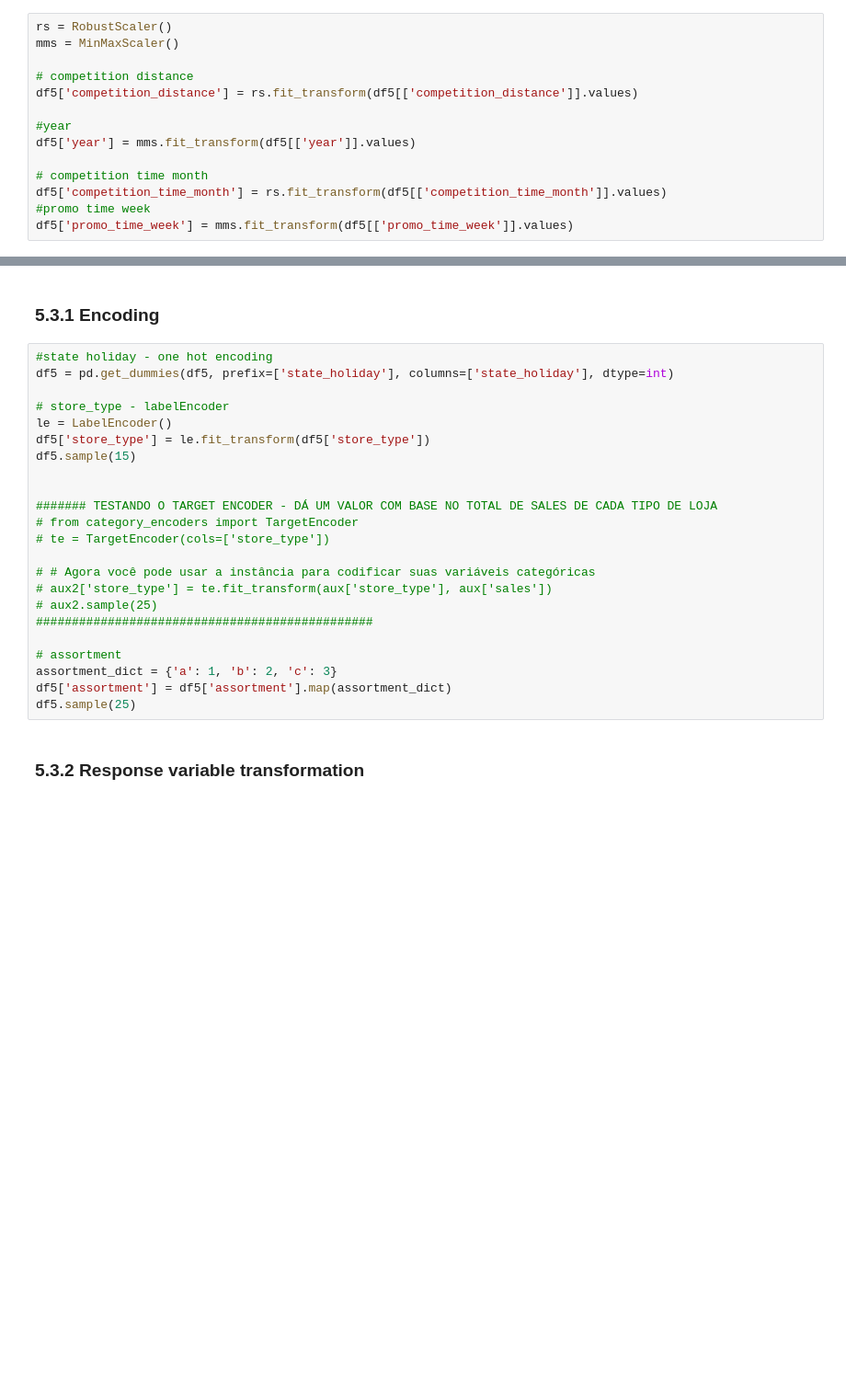
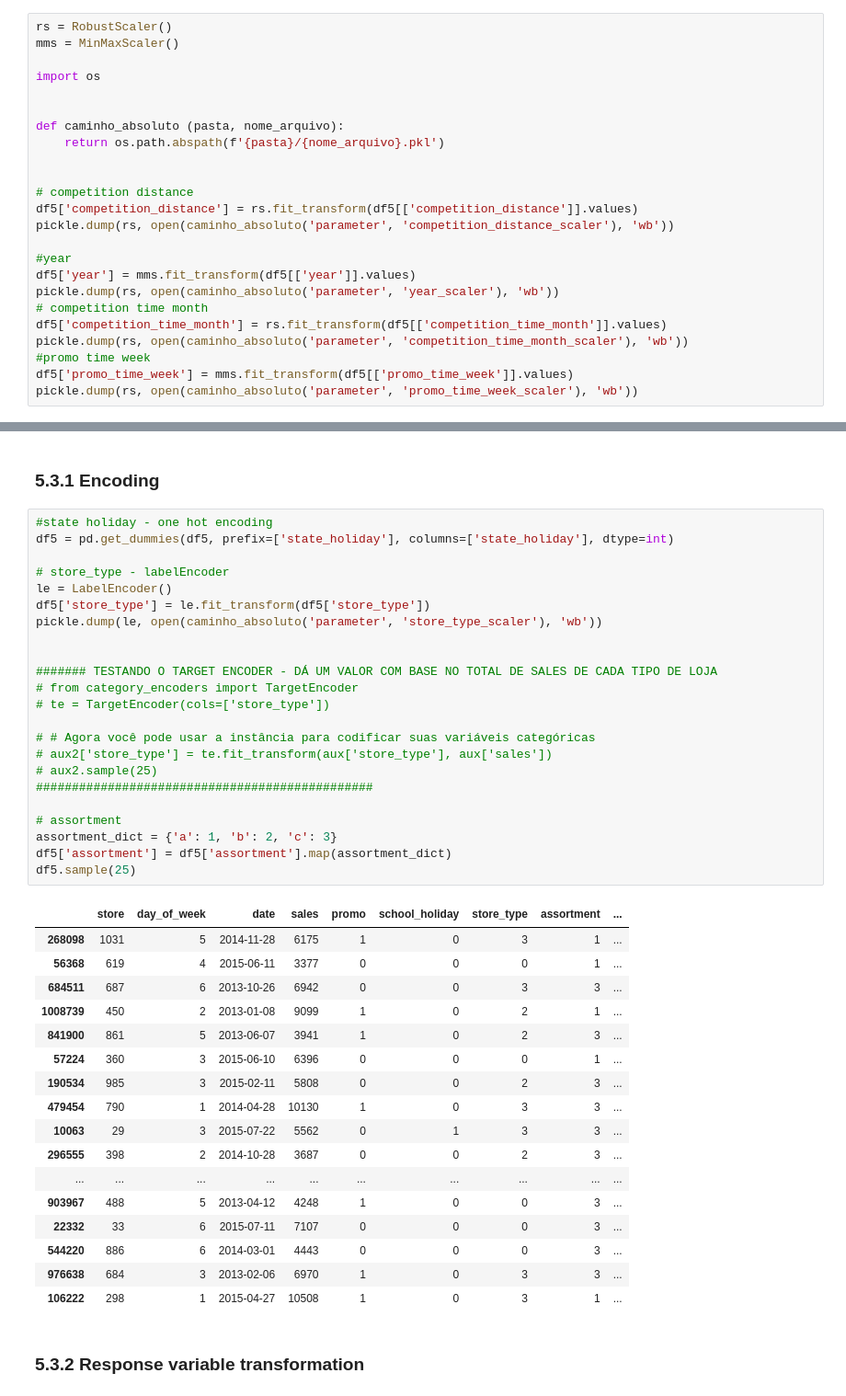
Before and after one commit to julianonicoletti/Ds_em_producao, a Jupyter notebook: ds_producao.ipynb, the cells around one changed output, grey strips where cells are left out. Shown at 92% size. Drawn from its saved outputs; the diff is of its cells as text; blank space fills up the shorter version.

Commit message:
created rossmann class and parameter subfolder

```diff
--- a/ds_producao.ipynb
+++ b/ds_producao.ipynb
@@ -755,16 +758,26 @@ var_numeric.head()
 rs = RobustScaler()
 mms = MinMaxScaler()
 
+import os
+
+
+def caminho_absoluto (pasta, nome_arquivo):
+    return os.path.abspath(f'{pasta}/{nome_arquivo}.pkl')
+
+
 # competition distance
 df5['competition_distance'] = rs.fit_transform(df5[['competition_distance']].values)
+pickle.dump(rs, open(caminho_absoluto('parameter', 'competition_distance_scaler'), 'wb'))
 
 #year
 df5['year'] = mms.fit_transform(df5[['year']].values)
-
+pickle.dump(rs, open(caminho_absoluto('parameter', 'year_scaler'), 'wb'))
 # competition time month
 df5['competition_time_month'] = rs.fit_transform(df5[['competition_time_month']].values)
+pickle.dump(rs, open(caminho_absoluto('parameter', 'competition_time_month_scaler'), 'wb'))
 #promo time week
 df5['promo_time_week'] = mms.fit_transform(df5[['promo_time_week']].values)
+pickle.dump(rs, open(caminho_absoluto('parameter', 'promo_time_week_scaler'), 'wb'))
 # %% [markdown]
 ## 5.3 Transformação
 # %%
@@ -774,26 +787,44 @@ df5.sample(30)
 # %%
 #state holiday - one hot encoding
 df5 = pd.get_dummies(df5, prefix=['state_holiday'], columns=['state_holiday'], dtype=int)
 
 # store_type - labelEncoder
 le = LabelEncoder()
 df5['store_type'] = le.fit_transform(df5['store_type'])
-df5.sample(15)
+pickle.dump(le, open(caminho_absoluto('parameter', 'store_type_scaler'), 'wb'))
 
 
 ####### TESTANDO O TARGET ENCODER - DÁ UM VALOR COM BASE NO TOTAL DE SALES DE CADA TIPO DE LOJA
 # from category_encoders import TargetEncoder
 # te = TargetEncoder(cols=['store_type'])
 
 # # Agora você pode usar a instância para codificar suas variáveis categóricas
 # aux2['store_type'] = te.fit_transform(aux['store_type'], aux['sales'])
 # aux2.sample(25)
 ###############################################
 
 # assortment
 assortment_dict = {'a': 1, 'b': 2, 'c': 3}
 df5['assortment'] = df5['assortment'].map(assortment_dict)
 df5.sample(25)
+# %% [output]
+|  | store | day_of_week | date | sales | promo | school_holiday | store_type | assortment | ... |
+| 268098 | 1031 | 5 | 2014-11-28 | 6175 | 1 | 0 | 3 | 1 | ... |
+| 56368 | 619 | 4 | 2015-06-11 | 3377 | 0 | 0 | 0 | 1 | ... |
+| 684511 | 687 | 6 | 2013-10-26 | 6942 | 0 | 0 | 3 | 3 | ... |
+| 1008739 | 450 | 2 | 2013-01-08 | 9099 | 1 | 0 | 2 | 1 | ... |
+| 841900 | 861 | 5 | 2013-06-07 | 3941 | 1 | 0 | 2 | 3 | ... |
+| 57224 | 360 | 3 | 2015-06-10 | 6396 | 0 | 0 | 0 | 1 | ... |
+| 190534 | 985 | 3 | 2015-02-11 | 5808 | 0 | 0 | 2 | 3 | ... |
+| 479454 | 790 | 1 | 2014-04-28 | 10130 | 1 | 0 | 3 | 3 | ... |
+| 10063 | 29 | 3 | 2015-07-22 | 5562 | 0 | 1 | 3 | 3 | ... |
+| 296555 | 398 | 2 | 2014-10-28 | 3687 | 0 | 0 | 2 | 3 | ... |
+| ... | ... | ... | ... | ... | ... | ... | ... | ... | ... |
+| 903967 | 488 | 5 | 2013-04-12 | 4248 | 1 | 0 | 0 | 3 | ... |
+| 22332 | 33 | 6 | 2015-07-11 | 7107 | 0 | 0 | 0 | 3 | ... |
+| 544220 | 886 | 6 | 2014-03-01 | 4443 | 0 | 0 | 0 | 3 | ... |
+| 976638 | 684 | 3 | 2013-02-06 | 6970 | 1 | 0 | 3 | 3 | ... |
+| 106222 | 298 | 1 | 2015-04-27 | 10508 | 1 | 0 | 3 | 1 | ... |
 # %% [markdown]
 ### 5.3.2 Response variable transformation
 # %%
```
Also changed, not shown: parts of 10 cells of this notebook.
